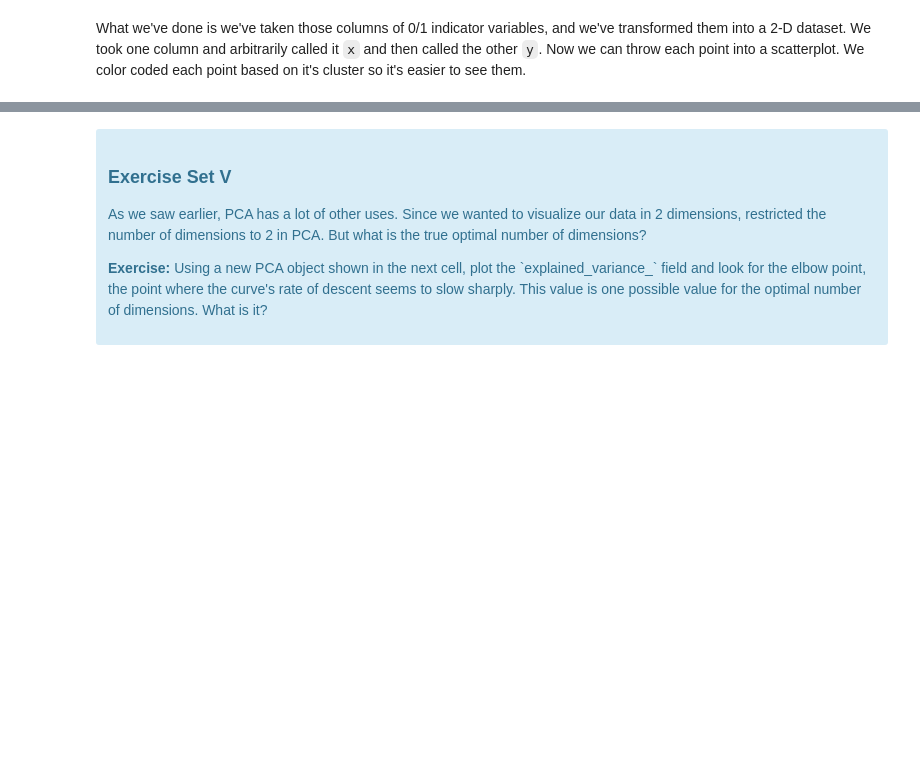
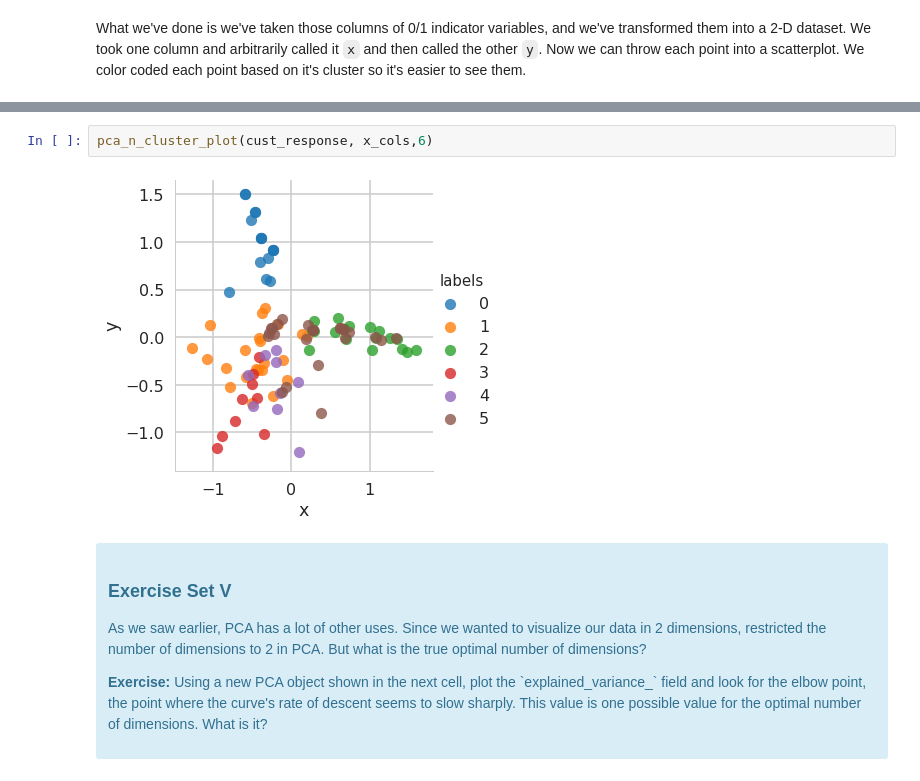
Before and after one commit to SethDKelly/Springboard, a Jupyter notebook: sec11/clustering/Mini_Project_Clustering.ipynb, the cells around one changed output, grey strips where cells are left out. Drawn from its saved outputs; the diff is of its cells as text; blank space fills up the shorter version.

```diff
--- a/sec11/clustering/Mini_Project_Clustering.ipynb
+++ b/sec11/clustering/Mini_Project_Clustering.ipynb
@@ -376,3 +389,7 @@ What we've done is we've taken those columns of 0/1 indicator variables, and we'
+# %%
+pca_n_cluster_plot(cust_response, x_cols,6)
+# %% [output]
+[figure, added]
 # %% [markdown]
 <div class="span5 alert alert-info">
 <h3>Exercise Set V</h3>
```
Also changed, not shown: parts of 8 cells of this notebook.
